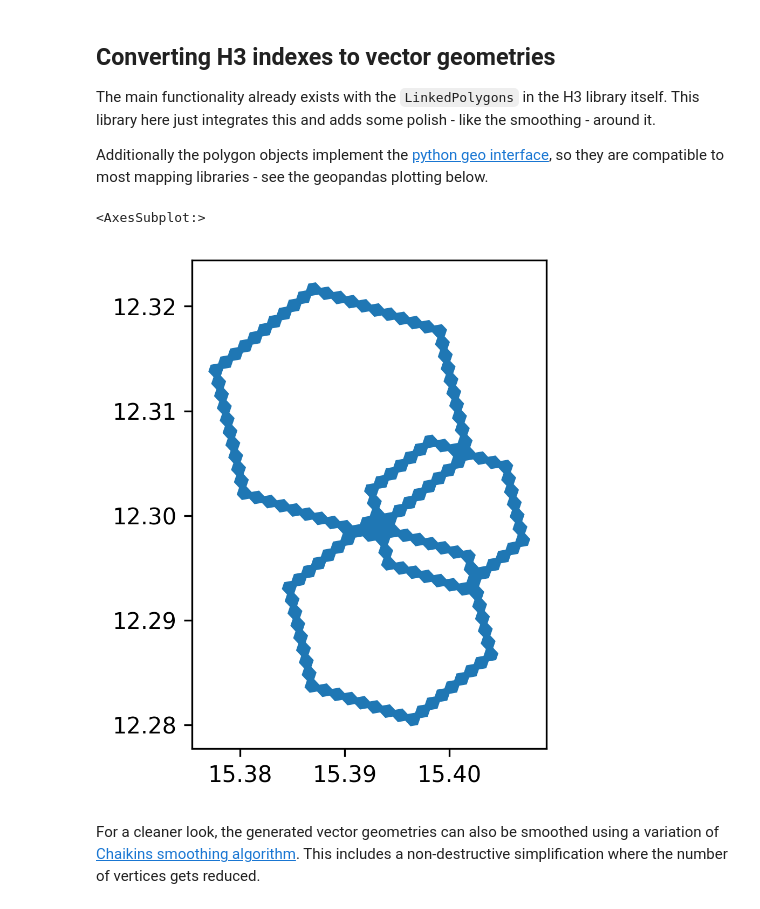
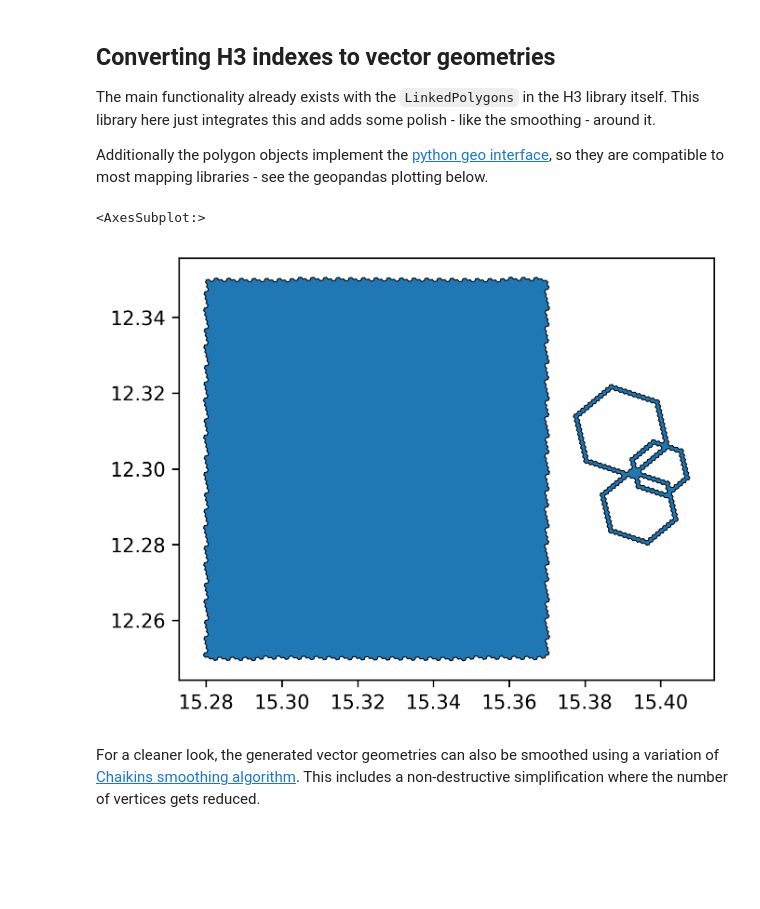
Before and after one commit to nmandery/h3ron, a Jupyter notebook: h3ronpy/documentation.ipynb, the cells around one changed output. Cells and saved outputs as stored; diff of their text form; code cells hidden in the pictures; blank space fills up the shorter version.

```diff
--- a/h3ronpy/documentation.ipynb
+++ b/h3ronpy/documentation.ipynb
@@ -132,16 +132,23 @@ Additionally the polygon objects implement the [python geo interface](https://gi
 # %%
 from h3ronpy import Polygon
 
-rings = np.concatenate([
+squares_and_rings = np.concatenate([
     h3.hex_ring(h3.geo_to_h3(12.3, 15.4, 10), 6),
     h3.hex_ring(h3.geo_to_h3(12.31, 15.39, 10), 10),
     h3.hex_ring(h3.geo_to_h3(12.29, 15.395, 10), 8),
+    h3.polyfill_polygon([
+        (12.25, 15.28),
+        (12.25, 15.37),
+        (12.35, 15.37),
+        (12.35, 15.28),
+        (12.25, 15.28)
+    ], 10, lnglat_order=False)
 ])
-ring_geoms = Polygon.from_h3indexes(rings) # returns a list of polygons
-gpd.GeoDataFrame({}, geometry=ring_geoms).plot()
+sqr_geoms = Polygon.from_h3indexes(squares_and_rings) # returns a list of polygons
+gpd.GeoDataFrame({}, geometry=sqr_geoms).plot(edgecolor="black", linewidth=0.5)
 # %% [output]
 <AxesSubplot:>
-[figure, old version]
+[figure, new version]
 # %% [markdown]
 For a cleaner look, the generated vector geometries can also be smoothed using a variation of [Chaikins smoothing algorithm](http://www.idav.ucdavis.edu/education/CAGDNotes/Chaikins-Algorithm/Chaikins-Algorithm.html). This includes a non-destructive simplification where the number of vertices gets reduced.
 # %%
```
Also changed, not shown: parts of 4 cells of this notebook, 5 other files.
